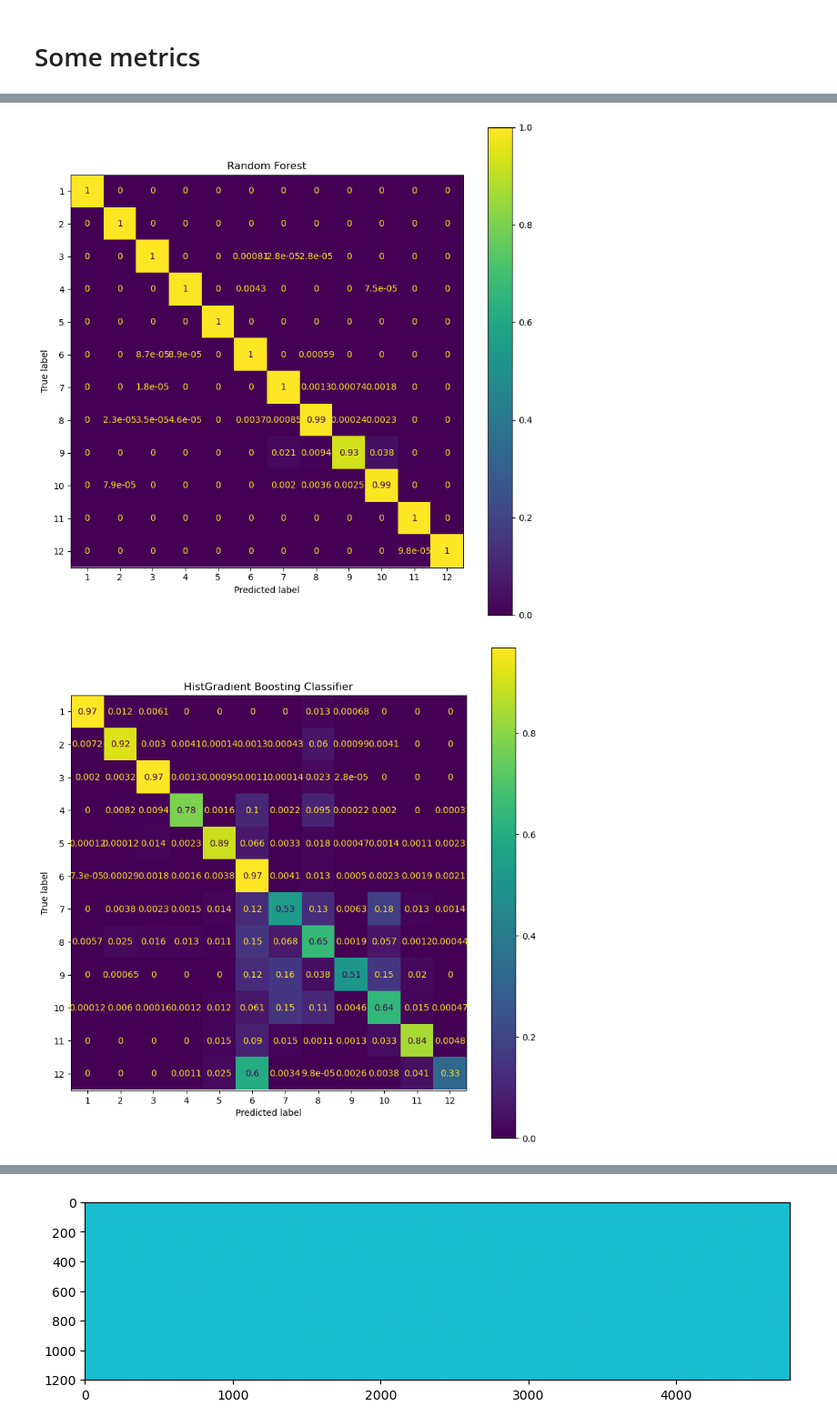
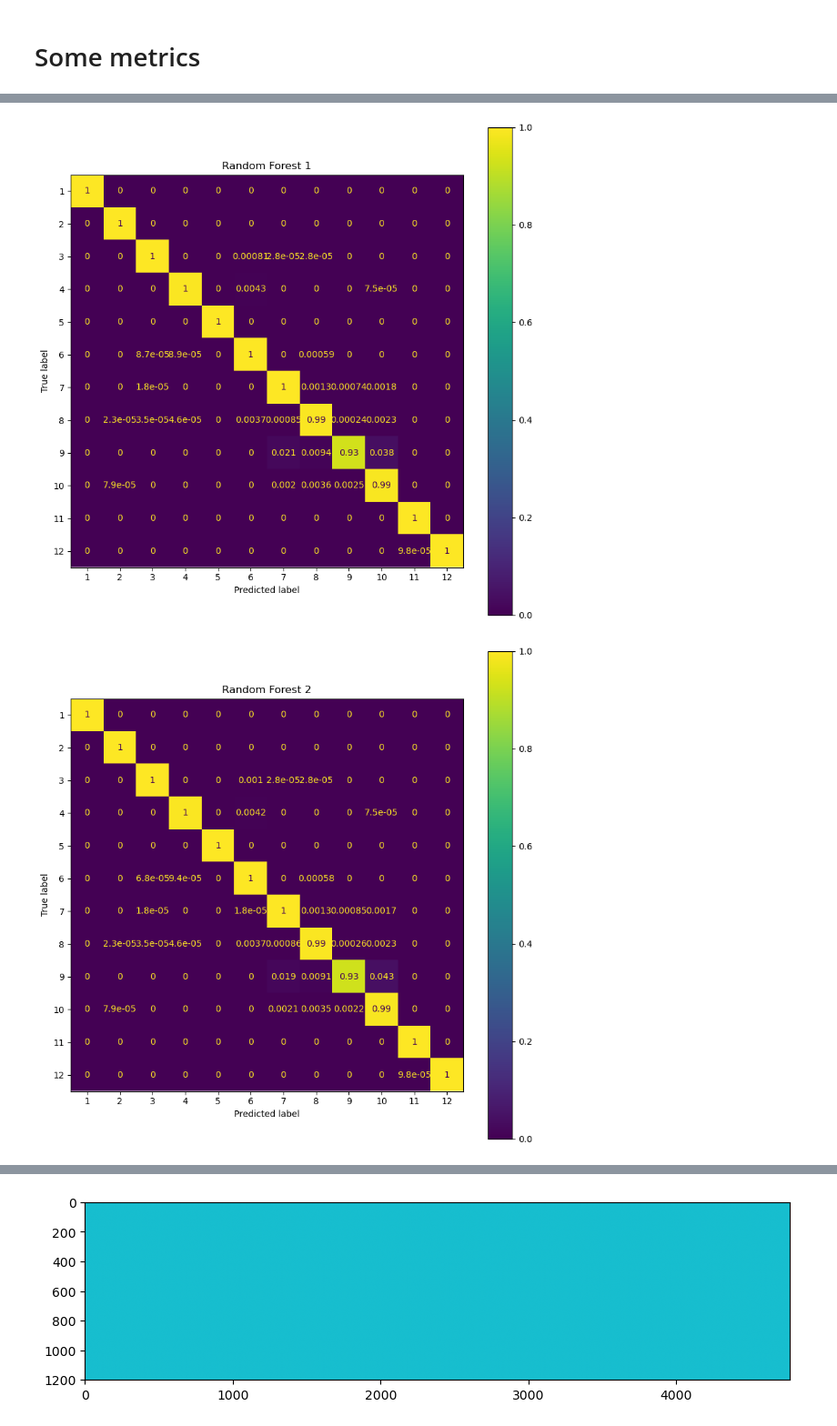
Before and after one commit to eliiks/godet_buche_lambert_challenge_apprentissage_auto, a Jupyter notebook: projet.ipynb, the cells around one changed output, grey strips where cells are left out. Shown at 91% size. Drawn from its saved outputs; the diff is of its cells as text; code cells hidden in the pictures.

Commit message:
matrices de confusion supplémentaires

```diff
--- a/projet.ipynb
+++ b/projet.ipynb
@@ -299,7 +297,7 @@ The average accuracy is 0.986 ± 0.000
 # %%
 #_ = r_forest_clf.fit(train_X, train_y)
 #Using Stratif. KFold
-skfold_r_forest_clf = cross_validate(r_forest_clf, X, y, cv=cvSKFold)
+skfold_r_forest_clf = cross_validate(r_forest_clf, X, y, cv=cvSKFold, return_estimator = True)
 skfold_test_score = skfold_r_forest_clf["test_score"]
 print(f"The average accuracy is "
       f"{skfold_test_score.mean():.3f} ± {skfold_test_score.std():.3f}")
@@ -324,10 +322,7 @@ forest_first_estimator = r_forest_cv_result["estimator"][0]
 forest_first_estimator.fit(X, y)
 forest_predict = forest_first_estimator.predict(challenge_X)
 # %%
-"""
-classifiers = ss_r_forest_clf["estimator"]
-#forest_ss_clf_estimator = classifiers[0]
-#forest_ss_clf_estimator = ss_r_forest_clf.estimators_[0]
+
+forest_ss_clf_estimator = ss_r_forest_clf["estimator"][0]
 forest_ss_clf_estimator.fit(X,y)
 forest_ss_clf_predict = forest_ss_clf_estimator.predict(challenge_X)
-"""
@@ -356,8 +345,8 @@ hist_grad_boost_predict_reshape = hist_grad_boost_predict.reshape(label.shape)
 
 
 forest_predict_reshape = forest_predict.reshape(label.shape)
-#forest_predict_ss_clf_reshape = forest_ss_clf_predict.reshape(label.shape)
-#forest_predict_skfold_reshape = forest_skfold_predict.reshape(label.shape)
+forest_predict_ss_clf_reshape = forest_ss_clf_predict.reshape(label.shape)
+forest_predict_skfold_reshape = forest_skfold_predict.reshape(label.shape)
 
 
 
@@ -369,8 +358,8 @@ y_pred_log_reg = log_reg_predict_reshape[label != 0]
 y_pred_tree = tree_predict_reshape[label != 0]
 y_pred_hist = hist_grad_boost_predict_reshape[label != 0]
 y_pred_forest_first = forest_predict_reshape[label != 0]
-#y_pred_forest_ss_clf = forest_predict_ss_clf_reshape[label != 0]
-#y_pred_forest_skfold = forest_predict_skfold_reshape[label != 0]
+y_pred_forest_ss_clf = forest_predict_ss_clf_reshape[label != 0]
+y_pred_forest_skfold = forest_predict_skfold_reshape[label != 0]
 # %%
 #R2 Score
 
@@ -408,28 +399,28 @@ pred_log_reg_score = confusion_matrix(y_true, y_pred_log_reg, normalize = "true"
 tree_score = confusion_matrix(y_true, y_pred_tree, normalize = "true")
 forest_score = confusion_matrix(y_true, y_pred_forest_first, normalize = "true")
 
-#forest_ss_clf_score = confusion_matrix(y_true, y_pred_forest_ss_clf, normalize = "true")
-#forest_skfold_score = confusion_matrix(y_true, y_pred_forest_skfold, normalize = "true")
+forest_ss_clf_score = confusion_matrix(y_true, y_pred_forest_ss_clf, normalize = "true")
+forest_skfold_score = confusion_matrix(y_true, y_pred_forest_skfold, normalize = "true")
 
 hist_score = confusion_matrix(y_true, y_pred_hist, normalize = "true")
 # %%
 from sklearn.metrics import ConfusionMatrixDisplay
 
-confusion_matrix = [dummy_score, pred_log_reg_score, tree_score, forest_score, hist_score]
-#confusion_matrix = [dummy_score, pred_log_reg_score, tree_score, forest_score, forest_ss_clf_score, forest_skfold_score, hist_score]
+#confusion_matrix = [dummy_score, pred_log_reg_score, tree_score, forest_score, hist_score]
+confusion_matrix = [dummy_score, pred_log_reg_score, tree_score, forest_score, forest_ss_clf_score, forest_skfold_score, hist_score]
 
-titles = ["Dummy Classifier", " Logistic Regression", "Decision Tree", "Random Forest", "HistGradient Boosting Classifier"]
-#titles = ["Dummy Classifier", " Logistic Regression", "Decision Tree", "Random Forest 1","Random Forest 2", "Random Forest 3", "HistGradient Boosting Classifier"]
+#titles = ["Dummy Classifier", " Logistic Regression", "Decision Tree", "Random Forest", "HistGradient Boosting Classifier"]
+titles = ["Dummy Classifier", " Logistic Regression", "Decision Tree", "Random Forest 1","Random Forest 2", "Random Forest 3", "HistGradient Boosting Classifier"]
 
 for i in range(len(confusion_matrix)):
     fig, ax = plt.subplots(figsize=(10, 10))
     disp = ConfusionMatrixDisplay(confusion_matrix=confusion_matrix[i], display_labels=classes)
     disp.plot(ax=ax)
     plt.title(titles[i])
     plt.show()
 # %% [output]
 [figure]
 [figure]
 [figure]
-[figure, old version]
+[figure, new version]
-[figure, old version]
+[figure, new version]
```
Also changed, not shown: parts of 6 cells of this notebook.
